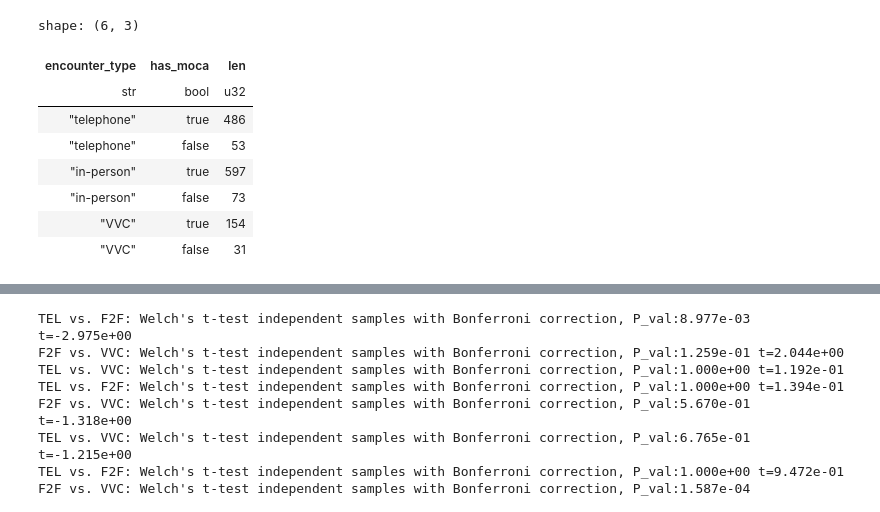
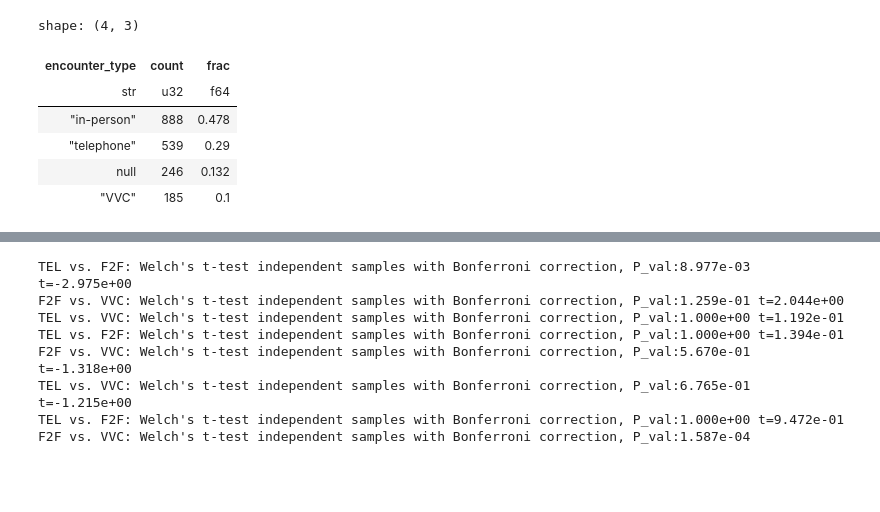
Before and after one commit to mbellitti/clinicalnotes-databasing-validated, a Jupyter notebook: notebooks/02 - comparison_cognitive_scores.ipynb, the cells around one changed output, grey strips where cells are left out. Cells and saved outputs as stored; diff of their text form; code cells hidden in the pictures; blank space fills up the shorter version.

```diff
--- a/notebooks/02 - comparison_cognitive_scores.ipynb
+++ b/notebooks/02 - comparison_cognitive_scores.ipynb
@@ -14,22 +15,21 @@ nbse_df_path = Path('/projectnb/vkolagrp/bellitti/clinicalnotes-databasing-valid
 nbse_df = pl.read_parquet(nbse_df_path)
 # %%
 (
-    nbse_df.filter(pl.col("completed") > date(2020, 3, 1))
-    .select(
-        "encounter_type", pl.col("moca_total_score").is_not_null().alias("has_moca")
+    nbse_df
+    # .filter(pl.col("completed") > date(2020, 3, 1))
+    .select(pl.col("encounter_type").value_counts())
+    .unnest('encounter_type')
+    .with_columns(
+        (pl.col('count') / pl.col('count').sum()).round(3).alias('frac')
     )
-    .drop_nulls()
-    .group_by(pl.all())
-    .len()
-    .sort("encounter_type", "has_moca", descending=True)
+    .sort('count',descending=True)
+    # .drop_nulls()
 )
 # %% [output]
-shape: (6, 3)
+shape: (4, 3)
-| encounter_type | has_moca | len |
-| str | bool | u32 |
-| "telephone" | true | 486 |
-| "telephone" | false | 53 |
-| "in-person" | true | 597 |
-| "in-person" | false | 73 |
-| "VVC" | true | 154 |
-| "VVC" | false | 31 |
+| encounter_type | count | frac |
+| str | u32 | f64 |
+| "in-person" | 888 | 0.478 |
+| "telephone" | 539 | 0.29 |
+| null | 246 | 0.132 |
+| "VVC" | 185 | 0.1 |
```
Also changed, not shown: parts of 10 cells of this notebook, 24 other files.
